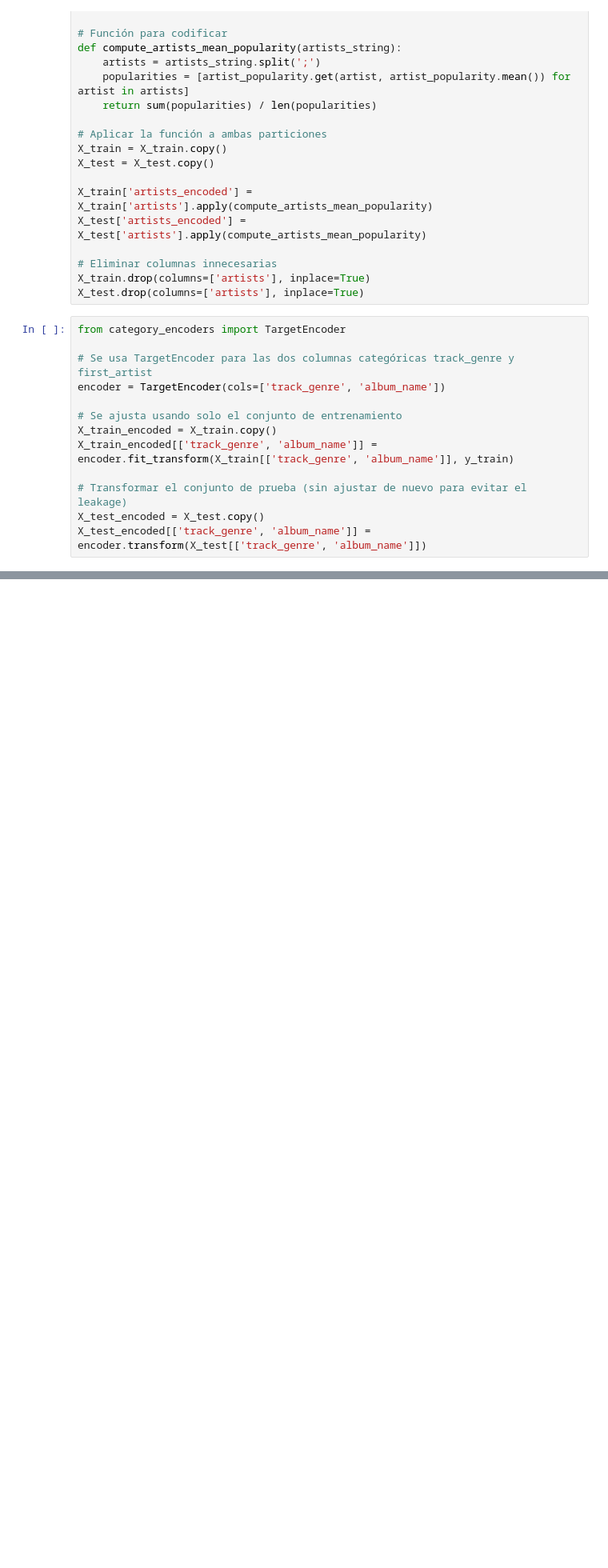
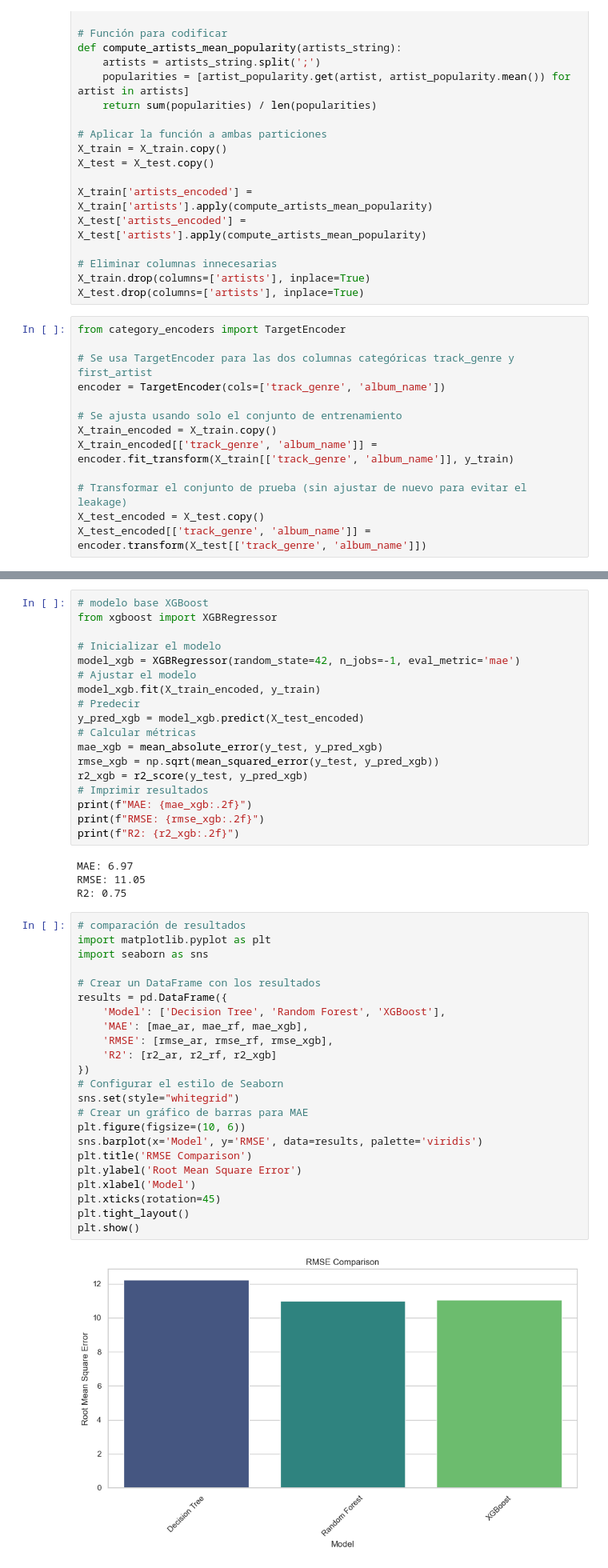
Before and after one commit to LuMOrC/MIAD_ML_NLP_2025, a Jupyter notebook: Semana 3/S3P1_proyecto1.ipynb, the cells around one changed output, grey strips where cells are left out. Shown at 80% size. Drawn from its saved outputs; the diff is of its cells as text; blank space fills up the shorter version.

```diff
--- a/Semana 3/S3P1_proyecto1.ipynb
+++ b/Semana 3/S3P1_proyecto1.ipynb
@@ -422,3 +275,50 @@ print(f"Test R²: {r2:.4f}")
+# %%
+# modelo base XGBoost
+from xgboost import XGBRegressor
+
+# Inicializar el modelo
+model_xgb = XGBRegressor(random_state=42, n_jobs=-1, eval_metric='mae')
+# Ajustar el modelo
+model_xgb.fit(X_train_encoded, y_train)
+# Predecir
+y_pred_xgb = model_xgb.predict(X_test_encoded)
+# Calcular métricas
+mae_xgb = mean_absolute_error(y_test, y_pred_xgb)
+rmse_xgb = np.sqrt(mean_squared_error(y_test, y_pred_xgb))
+r2_xgb = r2_score(y_test, y_pred_xgb)
+# Imprimir resultados
+print(f"MAE: {mae_xgb:.2f}")
+print(f"RMSE: {rmse_xgb:.2f}")
+print(f"R2: {r2_xgb:.2f}")
+# %% [output]
+MAE: 6.97
+RMSE: 11.05
+R2: 0.75
+# %%
+# comparación de resultados
+import matplotlib.pyplot as plt
+import seaborn as sns
+
+# Crear un DataFrame con los resultados
+results = pd.DataFrame({
+    'Model': ['Decision Tree', 'Random Forest', 'XGBoost'],
+    'MAE': [mae_ar, mae_rf, mae_xgb],
+    'RMSE': [rmse_ar, rmse_rf, rmse_xgb],
+    'R2': [r2_ar, r2_rf, r2_xgb]
+})
+# Configurar el estilo de Seaborn
+sns.set(style="whitegrid")
+# Crear un gráfico de barras para MAE
+plt.figure(figsize=(10, 6))
+sns.barplot(x='Model', y='RMSE', data=results, palette='viridis')
+plt.title('RMSE Comparison')
+plt.ylabel('Root Mean Square Error')
+plt.xlabel('Model')
+plt.xticks(rotation=45)
+plt.tight_layout()
+plt.show()
+# %% [output]
+[figure, added]
 # %%
 from sklearn.model_selection import RandomizedSearchCV
 from sklearn.metrics import root_mean_squared_error, r2_score
```
Also changed, not shown: parts of 21 cells of this notebook.
